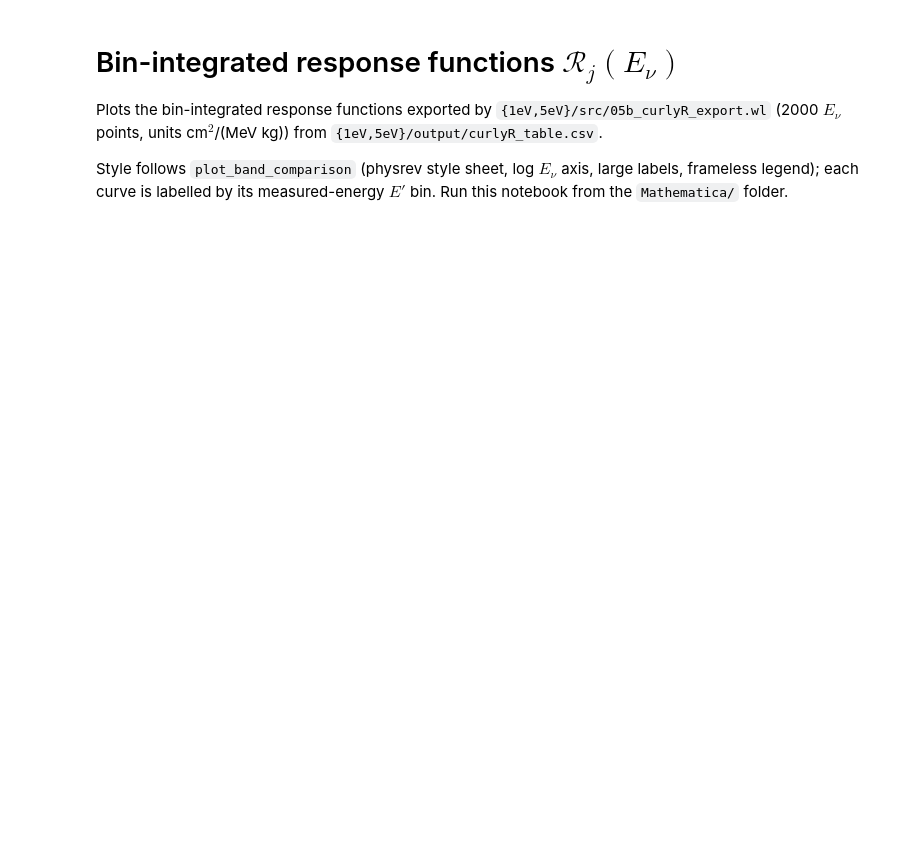
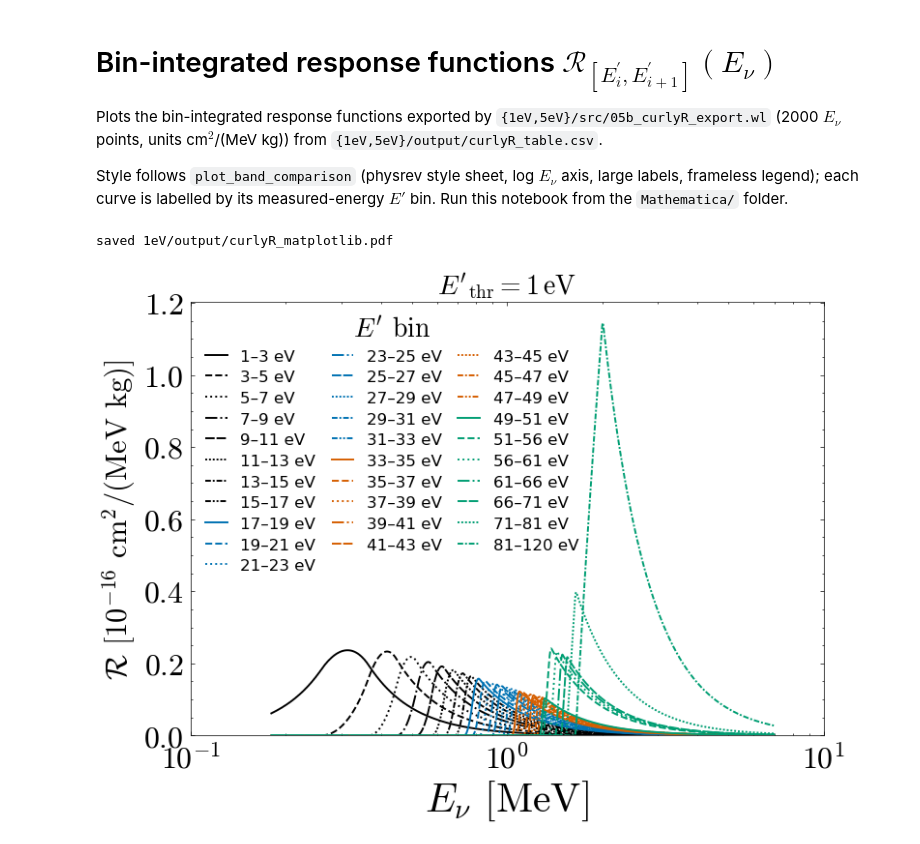
Before and after one commit to kyphys-creator/neutrinoAnalysis, a Jupyter notebook: Mathematica/plot_curlyR.ipynb, the cells around one changed output. Cells and saved outputs as stored; diff of their text form; code cells hidden in the pictures; blank space fills up the shorter version.

Commit message:
Use colorblind-safe Okabe–Ito palette and per-curve linestyles in plot_curlyR
Co-Authored-By: Claude Opus 4.6 <noreply@anthropic.com>

```diff
--- a/Mathematica/plot_curlyR.ipynb
+++ b/Mathematica/plot_curlyR.ipynb
@@ -1,5 +1,5 @@
 # %% [markdown]
-# Bin-integrated response functions $\mathcal{R}_j(E_\nu)$
+# Bin-integrated response functions $\mathcal{R}_{\left[E_i^\prime, E_{i+1}^\prime\right]}(E_\nu)$
 
 Plots the bin-integrated response functions exported by
 `{1eV,5eV}/src/05b_curlyR_export.wl` (2000 $E_\nu$ points, units
@@ -22,19 +22,48 @@ if os.path.exists(_style):
 
 NORM = 1e-16   # y axis in units of 1e-16 cm^2/(MeV kg)
 
+# Okabe–Ito palette (colorblind-safe)
+COLORS = [
+    '#000000',  # black
+    '#0072B2',  # blue
+    '#D55E00',  # vermillion
+    '#009E73',  # bluish green
+    '#CC79A7',  # reddish purple
+    '#E69F00',  # orange
+    '#56B4E9',  # sky blue
+]
+
+LINESTYLES = [
+    'solid', 'dashed', 'dotted', 'dashdot',
+    (0, (5, 1)),            # densely dashed
+    (0, (1, 1)),            # densely dotted
+    (0, (3, 1, 1, 1)),     # densely dashdotted
+    (0, (3, 1, 1, 1, 1, 1)),  # densely dashdotdotted
+]
+
+def _style_cycle(n):
+    """Return (color, linestyle) pairs cycling linestyle first, then color."""
+    styles = []
+    for i in range(n):
+        ls = LINESTYLES[i % len(LINESTYLES)]
+        c  = COLORS[i // len(LINESTYLES) % len(COLORS)]
+        styles.append((c, ls))
+    return styles
+
 def plot_curlyR(thr, xmin):
     df = pd.read_csv(os.path.join(thr, 'output', 'curlyR_table.csv'))
     ev = df['Ev_MeV'].values
     bins = [c for c in df.columns if c != 'Ev_MeV']
-    colors = plt.cm.viridis(np.linspace(0, 0.95, len(bins)))
+    styles = _style_cycle(len(bins))
 
     plt.figure(figsize=(8, 6))
-    for c, col in zip(colors, bins):
-        plt.plot(ev, df[col].values / NORM, color=c, lw=1.4,
+    for (c, ls), col in zip(styles, bins):
+        plt.plot(ev, df[col].values / NORM, color=c, ls=ls, lw=1.4,
                  label=col.replace('-', '–'))
 
     plt.xscale('log')
-    plt.xlim(xmin, 7)
+    plt.xlim(xmin, 10)
+    plt.ylim(0, None)
     plt.xlabel(r"$E_\nu$ [MeV]", fontsize=30)
     plt.ylabel(r"$\mathcal{R}$ [$10^{-16}$ cm$^2$/(MeV kg)]", fontsize=22)
     plt.gca().xaxis.set_minor_locator(
@@ -42,9 +71,9 @@ def plot_curlyR(thr, xmin):
     plt.tick_params(axis='both', which='major', labelsize=23)
     plt.tick_params(axis='both', which='minor', labelsize=23)
     # DejaVu for the legend: the physrev font (cmr10) has no en-dash glyph
-    plt.legend(loc='upper right', frameon=False, ncol=2,
-               prop={'family': 'DejaVu Sans', 'size': 7.0},
-               title=r"$E'$ bin", title_fontsize=9)
+    plt.legend(loc='upper left', frameon=False, ncol=3,
+               prop={'family': 'DejaVu Sans', 'size': 12.0},
+               title=r"$E'$ bin", title_fontsize=20)
     plt.title(rf"$E'_{{\rm thr}} = {thr[0]}\,$eV", fontsize=20)
     plt.tight_layout()
     out = os.path.join(thr, 'output', 'curlyR_matplotlib.pdf')
@@ -52,5 +81,8 @@ def plot_curlyR(thr, xmin):
     print('saved', out)
     plt.show()
 # %%
-plot_curlyR('1eV', 0.17)
+plot_curlyR('1eV', 0.1)
+# %% [output]
+saved 1eV/output/curlyR_matplotlib.pdf
+[figure, added]
 # %%
```
Also changed, not shown: parts of 1 cell of this notebook, 4 other files.
